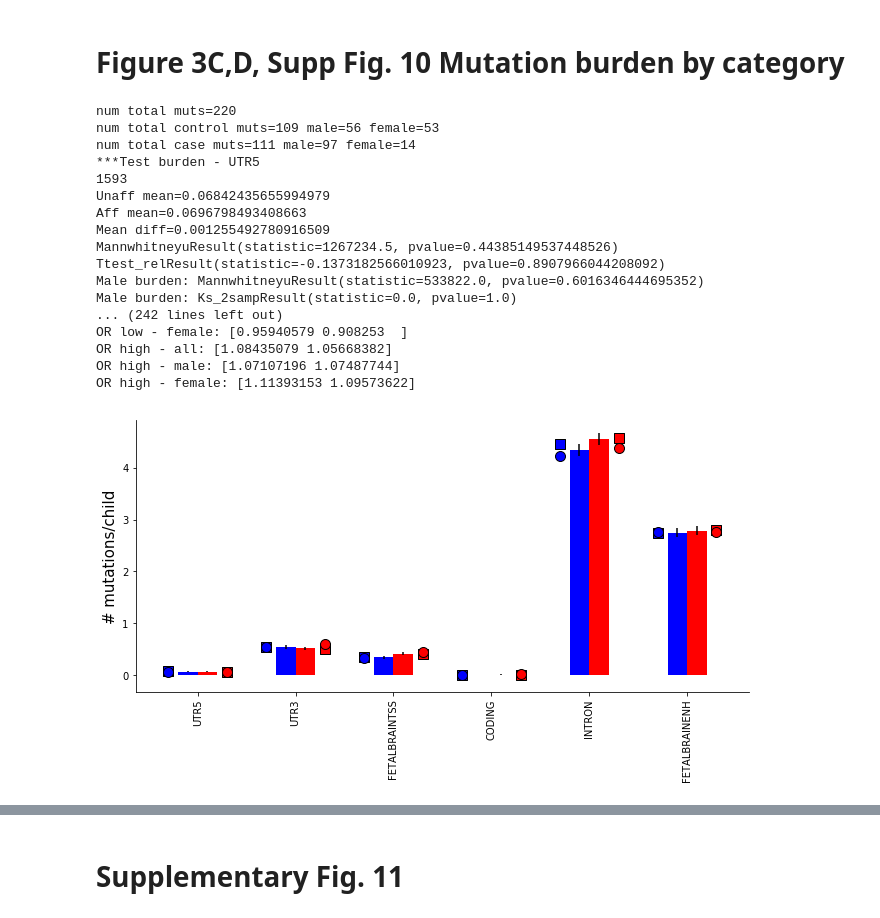
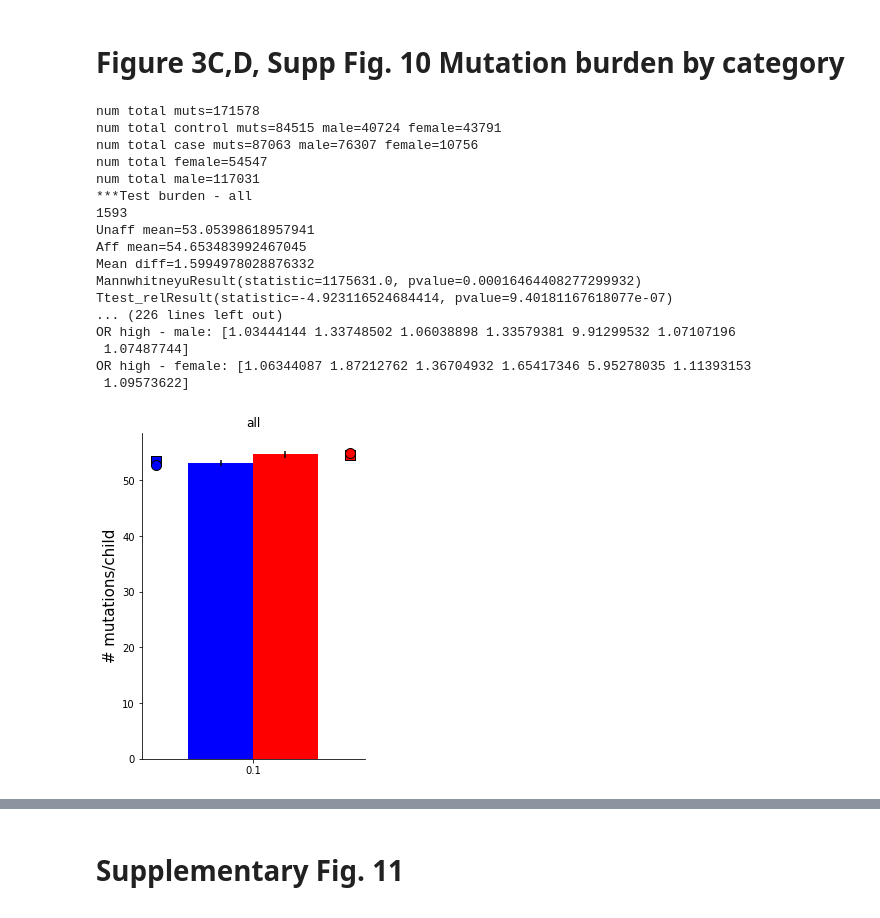
Before and after one commit to gymreklab/ssc-denovos-paper, a Jupyter notebook: figure-notebooks/Mitra_etal_Figure3.ipynb, the cells around one changed output, grey strips where cells are left out. Saved outputs shown, nothing was run; the diff lists cells and outputs as text; code cells hidden in the pictures.

```diff
--- a/figure-notebooks/Mitra_etal_Figure3.ipynb
+++ b/figure-notebooks/Mitra_etal_Figure3.ipynb
@@ -645,35 +978,29 @@ OR high - female: [1.07543558 1.51649956 1.1277551  1.14810869 1.25276342 1.9729
 # %%
 mintotal = 0
 # By category
-fdata_list = []
-fdata_labels_list = []
+fdata_list = [finaldata[(finaldata["total"]>=mintotal)]]
+fdata_labels_list = ["all"]
 for col in ['FEATURE-UTR5','FEATURE-UTR3', 'FEATURE-FETALBRAINTSS', 'FEATURE-CODING', 'FEATURE-INTRON', 'FEATURE-FETALBRAINENH']:
     fdata_list.append(finaldata[(finaldata[col]>0) & (finaldata["total"]>=mintotal)])
     fdata_labels_list.append(col.split("-")[1])
+
 PlotBurden(finaldata, fdata_list, fdata_labels_list, col=None, freq=1, maxORy=4, figprefix="Figure3-ByFeature1-all", adjust_patage=False)
-
-fdata_list = []
-fdata_labels_list = []
-for col in ['FEATURE-INTRON', 'FEATURE-FETALBRAINENH']:
-    fdata_list.append(finaldata[(finaldata[col]>0) & (finaldata["total"]>=mintotal)])
-    fdata_labels_list.append(col.split("-")[1])
-PlotBurden(finaldata, fdata_list, fdata_labels_list, col=None, freq=1, figprefix="Figure3-ByFeature2-all", adjust_patage=False)
 # %% [output]
-num total muts=220
-num total control muts=109 male=56 female=53
-num total case muts=111 male=97 female=14
-***Test burden - UTR5
+num total muts=171578
+num total control muts=84515 male=40724 female=43791
+num total case muts=87063 male=76307 female=10756
+num total female=54547
+num total male=117031
+***Test burden - all
 1593
-Unaff mean=0.06842435655994979
-Aff mean=0.0696798493408663
-Mean diff=0.001255492780916509
-MannwhitneyuResult(statistic=1267234.5, pvalue=0.44385149537448526)
-Ttest_relResult(statistic=-0.1373182566010923, pvalue=0.8907966044208092)
-Male burden: MannwhitneyuResult(statistic=533822.0, pvalue=0.6016346444695352)
-Male burden: Ks_2sampResult(statistic=0.0, pvalue=1.0)
-... (242 lines left out)
-OR low - female: [0.95940579 0.908253  ]
-OR high - all: [1.08435079 1.05668382]
-OR high - male: [1.07107196 1.07487744]
-OR high - female: [1.11393153 1.09573622]
+Unaff mean=53.05398618957941
+Aff mean=54.653483992467045
+Mean diff=1.5994978028876332
+MannwhitneyuResult(statistic=1175631.0, pvalue=0.00016464408277299932)
+Ttest_relResult(statistic=-4.923116524684414, pvalue=9.40181167618077e-07)
+... (226 lines left out)
+OR high - male: [1.03444144 1.33748502 1.06038898 1.33579381 9.91299532 1.07107196
+ 1.07487744]
+OR high - female: [1.06344087 1.87212762 1.36704932 1.65417346 5.95278035 1.11393153
+ 1.09573622]
-[figure, old version]
+[figure, new version]
```
Also changed, not shown: parts of 18 cells of this notebook, 4 other files.
